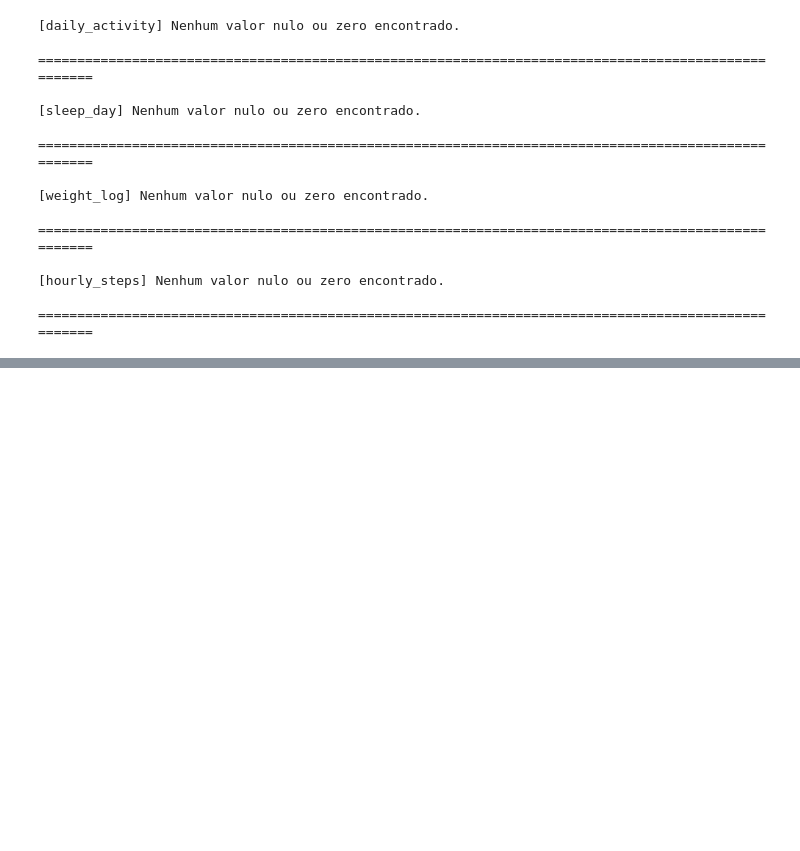
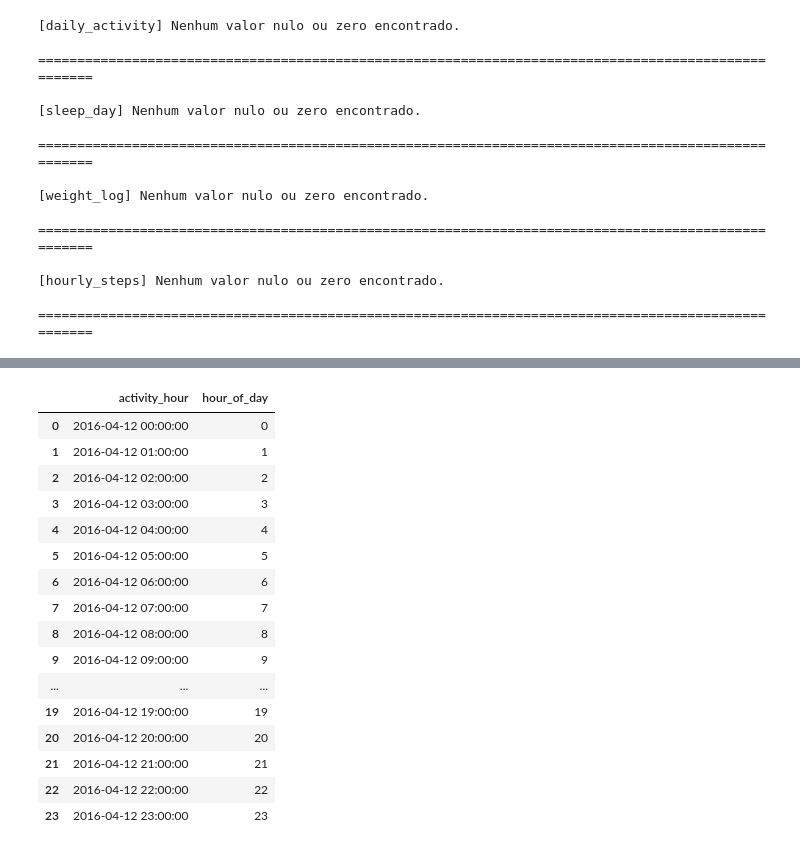
Before and after one commit to AleCecilio/bellabeat_data_analysis, a Jupyter notebook: notebooks/02_data_cleaning.ipynb, the cells around one changed output, grey strips where cells are left out. Saved outputs shown, nothing was run; the diff lists cells and outputs as text; code cells hidden in the pictures; blank space fills up the shorter version.

```diff
--- a/notebooks/02_data_cleaning.ipynb
+++ b/notebooks/02_data_cleaning.ipynb
@@ -626,0 +774,24 @@ for df_nome, df in dfs.items():
+# %%
+# Confirmando a criação da nova coluna
+dfs['hourly_steps'][[
+    'activity_hour',
+    'hour_of_day'
+]].head(24)
+# %% [output]
+|  | activity_hour | hour_of_day |
+| 0 | 2016-04-12 00:00:00 | 0 |
+| 1 | 2016-04-12 01:00:00 | 1 |
+| 2 | 2016-04-12 02:00:00 | 2 |
+| 3 | 2016-04-12 03:00:00 | 3 |
+| 4 | 2016-04-12 04:00:00 | 4 |
+| 5 | 2016-04-12 05:00:00 | 5 |
+| 6 | 2016-04-12 06:00:00 | 6 |
+| 7 | 2016-04-12 07:00:00 | 7 |
+| 8 | 2016-04-12 08:00:00 | 8 |
+| 9 | 2016-04-12 09:00:00 | 9 |
+| ... | ... | ... |
+| 19 | 2016-04-12 19:00:00 | 19 |
+| 20 | 2016-04-12 20:00:00 | 20 |
+| 21 | 2016-04-12 21:00:00 | 21 |
+| 22 | 2016-04-12 22:00:00 | 22 |
+| 23 | 2016-04-12 23:00:00 | 23 |
```
Also changed, not shown: parts of 22 cells of this notebook.
